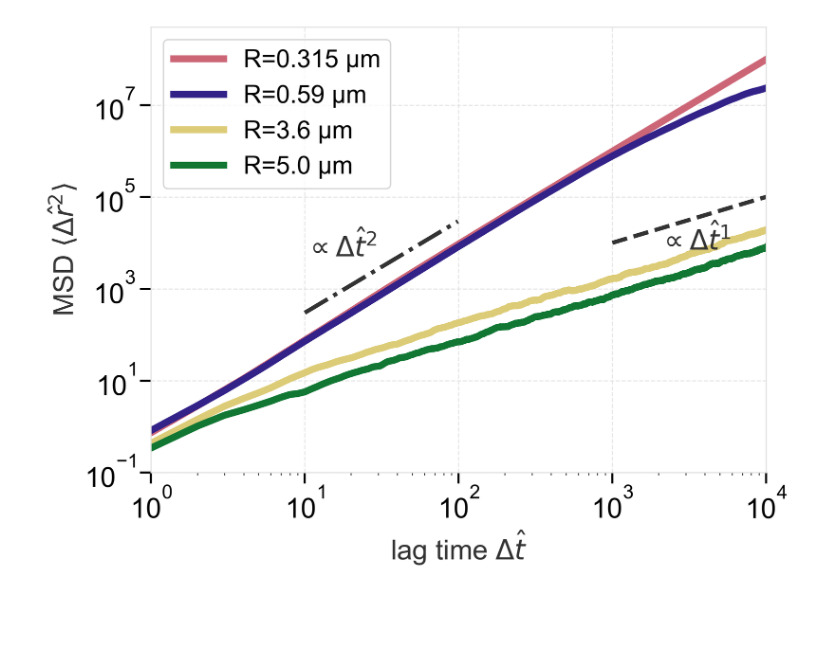
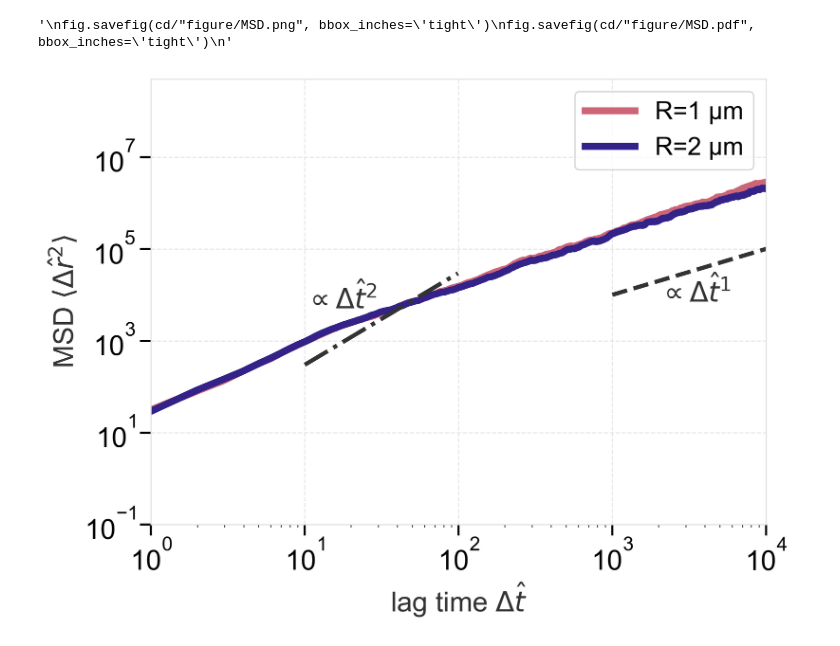
Before and after one commit to wppppupr/MTCargoSim, a Jupyter notebook: analysis/graph/MSD.ipynb, the cells around one changed output. Drawn from its saved outputs; the diff is of its cells as text; code cells hidden in the pictures; blank space fills up the shorter version.

```diff
--- a/analysis/graph/MSD.ipynb
+++ b/analysis/graph/MSD.ipynb
@@ -4,15 +4,19 @@ import numpy as np
 import matplotlib.pyplot as plt
 from pathlib import Path
 
-path0315 = Path('/Volumes/My Passport/Sasaki/MTCargoSim/MTC/P0.5_A0.5_cargo_radius0.315')
+"""path0315 = Path('/Volumes/My Passport/Sasaki/MTCargoSim/MTC/P0.5_A0.5_cargo_radius0.315')
 path059 = Path('/Volumes/My Passport/Sasaki/MTCargoSim/MTC/P0.5_A0.5_cargo_radius0.59')
 path36 = Path('/Volumes/My Passport/Sasaki/MTCargoSim/MTC/P0.5_A0.5_kMT0.0904_kcargo0.0226_radius3.6')
 path50 = Path('/Volumes/My Passport/Sasaki/MTCargoSim/MTC/P0.5_A0.5_kMT0.0904_kcargo0.0226_radius5.0')
+"""
+
+path1 =Path("D:\Sasaki\MTCargoSim\MTC\P0.5_A0.5_kMT0.0904_kcargo0.0226_radius1.0")
+path2 =Path("D:\Sasaki\MTCargoSim\MTC\P0.5_A0.5_kMT0.0904_kcargo0.0226_radius2.0")
 
 datas = []
-rs = [0.315, 0.59, 3.6, 5.0]
+rs = [1, 2]
 
-for path in [path0315, path059, path36, path50]:
+for path in [path1, path2]:
     zarr_path = path / 'cargo_msd_seeds.zarr'
     data = zarr.open_array(zarr_path, mode='r')
     datas.append(data)
@@ -31,32 +35,34 @@ for i in range(len(datas)):
     ax.plot(t, np.mean(datas[i], axis=0), label=f"R={rs[i]} \u03bcm", lw=5)
 
 t1 = np.arange(1e3, 1e4)
 t2 = np.arange(1e1, 1e2)
 
 y1 = 1.0e1 * t1 ** 1.0
 y2 = 3.0e-0 * t2 ** 2.0
 
 ax.plot(t1, y1, c = '#333333', linestyle = '--')
 ax.plot(t2, y2, c = '#333333', linestyle = '-.')
 
 ax.text(2e3, 7e3, r'$\propto \Delta \hat{t}^{1}$', color='#333333')
 ax.text(1e1, 5e3, r'$\propto \Delta \hat{t}^{2}$', color='#333333')
 
 ax.legend()
 
 ax.set(
     xlim=(1e0, 1e4),
     ylim=(1e-1, 5*1e8),
     xscale='log',
     yscale='log',
     xlabel='lag time $\Delta \hat{t}$',
     ylabel='MSD $\\langle \\Delta \\hat{r}^2 \\rangle$'
     )
 
 
 cd=Path.cwd()
-
+"""
 fig.savefig(cd/"figure/MSD.png", bbox_inches='tight')
 fig.savefig(cd/"figure/MSD.pdf", bbox_inches='tight')
+"""
 # %% [output]
+'\nfig.savefig(cd/"figure/MSD.png", bbox_inches=\'tight\')\nfig.savefig(cd/"figure/MSD.pdf", bbox_inches=\'tight\')\n'
-[figure, old version]
+[figure, new version]
```
Also changed, not shown: 7 other files.
